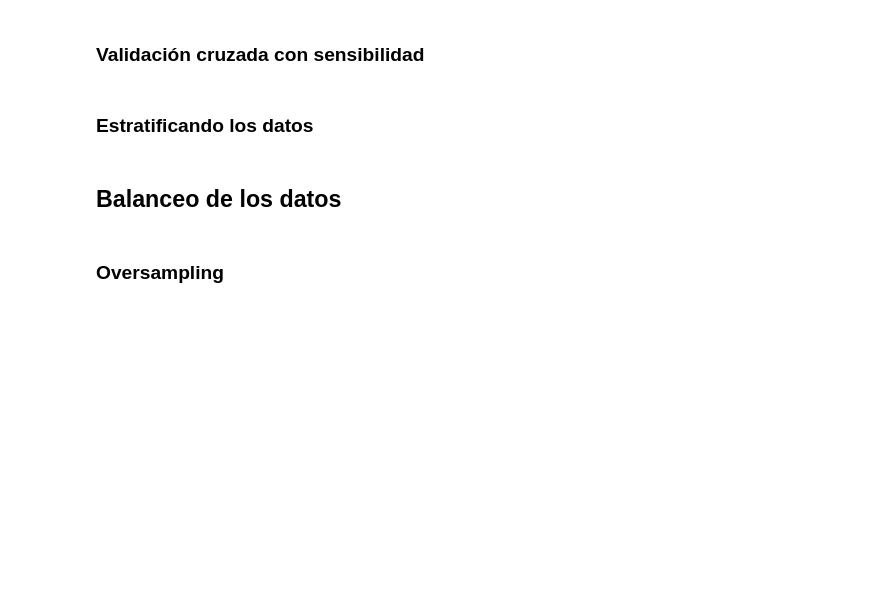
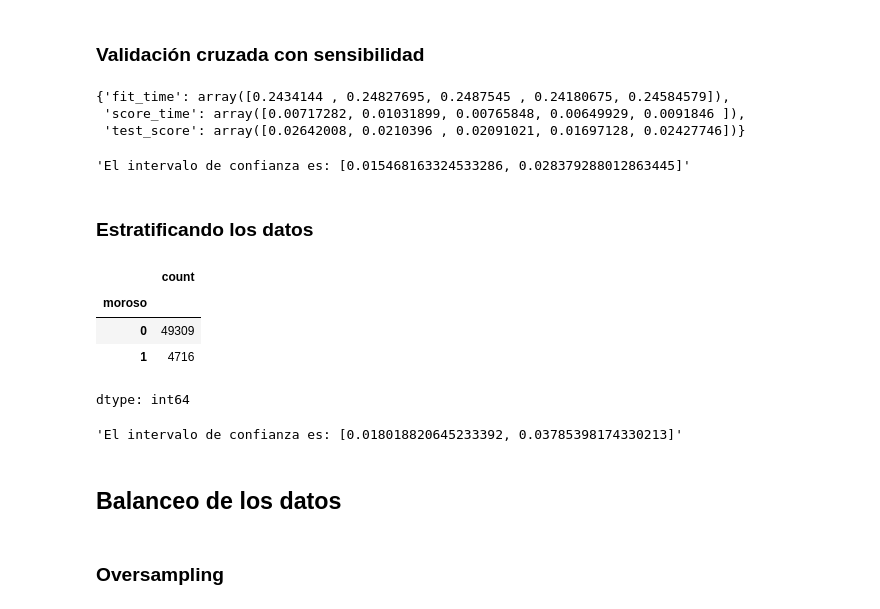
Before and after one commit to Valejbk/AnalisisTiendasRMP, a Jupyter notebook: Clasificacion_validacion_y_metricas.ipynb, the cells around one changed output. Drawn from its saved outputs; the diff is of its cells as text; code cells hidden in the pictures; blank space fills up the shorter version.

```diff
--- a/Clasificacion_validacion_y_metricas.ipynb
+++ b/Clasificacion_validacion_y_metricas.ipynb
@@ -289,0 +473,17 @@ Generalmente, se utilizan 5 o 10 partes. Un número mayor no suele ser necesario
+# %%
+#en el parámetro scoring se informan las métricas a evaluar (aquí "recall")
+
+modelo = DecisionTreeClassifier(max_depth= 10)
+kf = KFold(n_splits= 5, shuffle= True, random_state= 5)
+cv_resultados = cross_validate(modelo, X, y, cv= kf, scoring= 'recall')
+cv_resultados
+# %% [output]
+{'fit_time': array([0.2434144 , 0.24827695, 0.2487545 , 0.24180675, 0.24584579]),
+ 'score_time': array([0.00717282, 0.01031899, 0.00765848, 0.00649929, 0.0091846 ]),
+ 'test_score': array([0.02642008, 0.0210396 , 0.02091021, 0.01697128, 0.02427746])}
+# %%
+#el desvío estándar es bastante grande (0.015---> 0.028)
+
+intervalo_confianza(cv_resultados)
+# %% [output]
+'El intervalo de confianza es: [0.015468163324533286, 0.028379288012863445]'
@@ -290,2 +494,12 @@ Generalmente, se utilizan 5 o 10 partes. Un número mayor no suele ser necesario
 # %% [markdown]
 ### Estratificando los datos
+# %%
+#si observamos la cantidad de morosos y cumplidos...
+
+datos['moroso'].value_counts()
+# %% [output]
+|  | count |
+| moroso |  |
+| 0 | 49309 |
+| 1 | 4716 |
+dtype: int64
@@ -292,3 +518,10 @@ Generalmente, se utilizan 5 o 10 partes. Un número mayor no suele ser necesario
+# %%
+#observar que antes era de 0.015 a 0,028
+#ahora es de 0.018 a 0.037, o sea, 1.8% a 3.7%---> el desvío típico aumentó (no se puede esperar más de este modelo)
+
+intervalo_confianza(cv_resultados)
+# %% [output]
+'El intervalo de confianza es: [0.018018820645233392, 0.03785398174330213]'
 # %% [markdown]
 ## <font color='dark'>Balanceo de los datos</h1>
 # %% [markdown]
```
Also changed, not shown: parts of 31 cells of this notebook.
